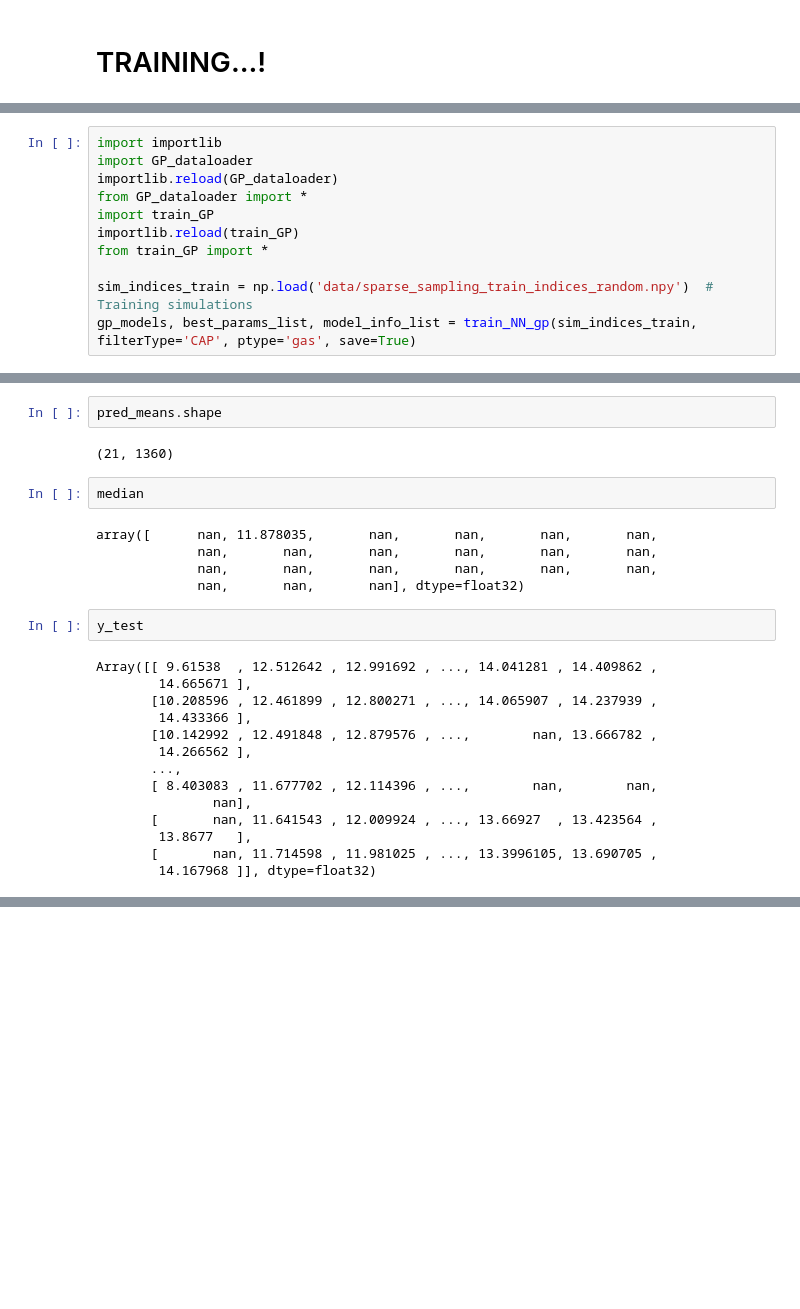
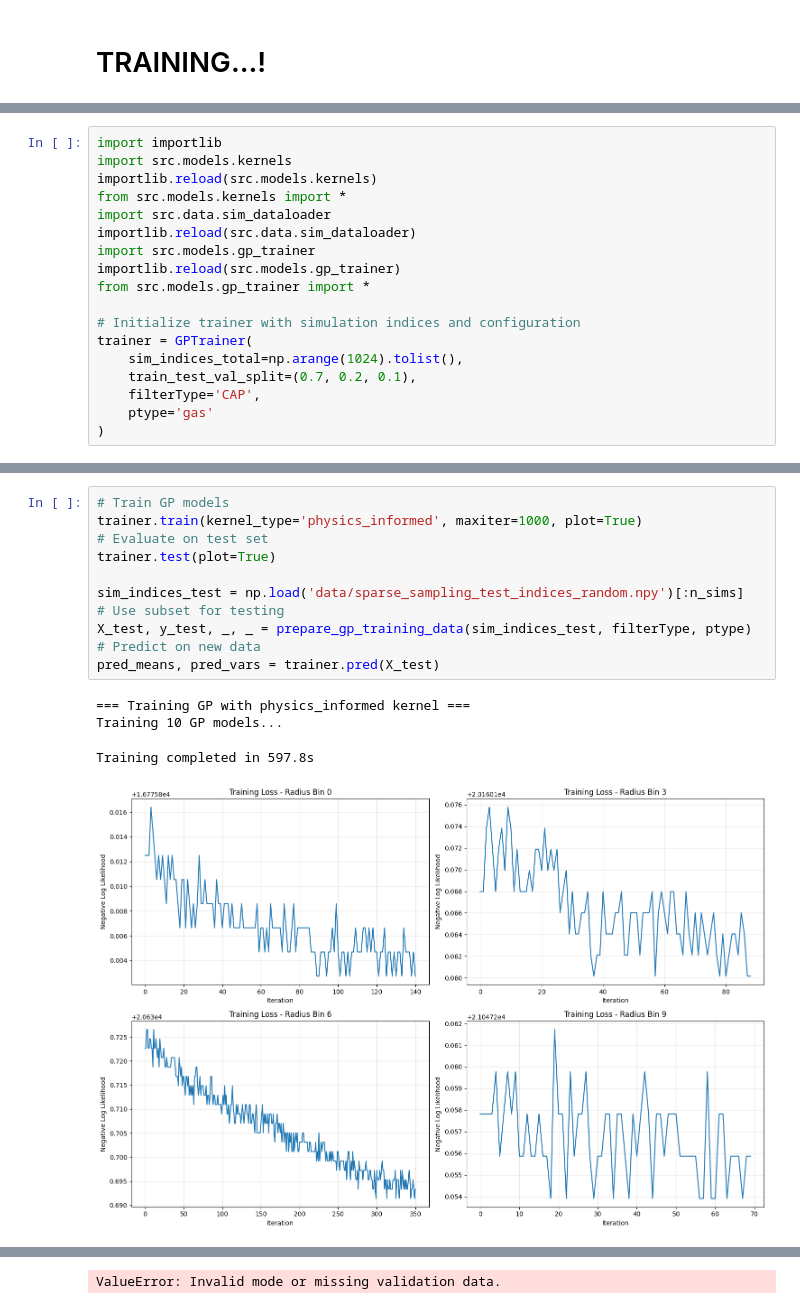
Before and after one commit to Klinjin/DH_profile_kSZ_WL, a Jupyter notebook: GP.ipynb, the cells around one changed output, grey strips where cells are left out. Cells and saved outputs as stored; diff of their text form; blank space fills up the shorter version.

Commit message:
update GP model modules and add NN

```diff
--- a/GP.ipynb
+++ b/GP.ipynb
@@ -50,14 +56,21 @@ plt.show()
 # %%
 import importlib
-import GP_dataloader
-importlib.reload(GP_dataloader)
-from GP_dataloader import *
-import train_GP
-importlib.reload(train_GP)
-from train_GP import *
+import src.models.kernels
+importlib.reload(src.models.kernels)
+from src.models.kernels import *
+import src.data.sim_dataloader
+importlib.reload(src.data.sim_dataloader)
+import src.models.gp_trainer
+importlib.reload(src.models.gp_trainer)
+from src.models.gp_trainer import *
 
-sim_indices_train = np.load('data/sparse_sampling_train_indices_random.npy')  # Training simulations
-gp_models, best_params_list, model_info_list = train_NN_gp(sim_indices_train, filterType='CAP', ptype='gas', save=True)
+# Initialize trainer with simulation indices and configuration
+trainer = GPTrainer(
+    sim_indices_total=np.arange(1024).tolist(),
+    train_test_val_split=(0.7, 0.2, 0.1),
+    filterType='CAP',
+    ptype='gas'
+)
 # %% [output]
 JAX devices: [CpuDevice(id=0)]
 Using device: TFRT_CPU_0
@@ -140,27 +92,15 @@ plt.savefig('trained_gp_models/NN_gp_090418/test_plot.png')
-# %%
-pred_means.shape
-# %% [output]
-(21, 1360)
-# %%
-median
-# %% [output]
-array([      nan, 11.878035,       nan,       nan,       nan,       nan,
-             nan,       nan,       nan,       nan,       nan,       nan,
-             nan,       nan,       nan,       nan,       nan,       nan,
-             nan,       nan,       nan], dtype=float32)
-# %%
-y_test
-# %% [output]
-Array([[ 9.61538  , 12.512642 , 12.991692 , ..., 14.041281 , 14.409862 ,
-        14.665671 ],
-       [10.208596 , 12.461899 , 12.800271 , ..., 14.065907 , 14.237939 ,
-        14.433366 ],
-       [10.142992 , 12.491848 , 12.879576 , ...,        nan, 13.666782 ,
-        14.266562 ],
-       ...,
-       [ 8.403083 , 11.677702 , 12.114396 , ...,        nan,        nan,
-               nan],
-       [       nan, 11.641543 , 12.009924 , ..., 13.66927  , 13.423564 ,
-        13.8677   ],
-       [       nan, 11.714598 , 11.981025 , ..., 13.3996105, 13.690705 ,
-        14.167968 ]], dtype=float32)
+# %%
+# Train GP models
+trainer.train(kernel_type='physics_informed', maxiter=1000, plot=True)
+# Evaluate on test set
+trainer.test(plot=True)
+
+sim_indices_test = np.load('data/sparse_sampling_test_indices_random.npy')[:n_sims]  # Use subset for testing
+X_test, y_test, _, _ = prepare_gp_training_data(sim_indices_test, filterType, ptype)
+# Predict on new data
+pred_means, pred_vars = trainer.pred(X_test)
+# %% [output]
+=== Training GP with physics_informed kernel ===
+Training 10 GP models...
+Training completed in 597.8s
+[figure, added]
@@ -166,0 +111 @@ Array([[ 9.61538  , 12.512642 , 12.991692 , ..., 14.041281 , 14.409862 ,
+ValueError: Invalid mode or missing validation data.
```
Also changed, not shown: parts of 6 cells of this notebook, 32 other files.
